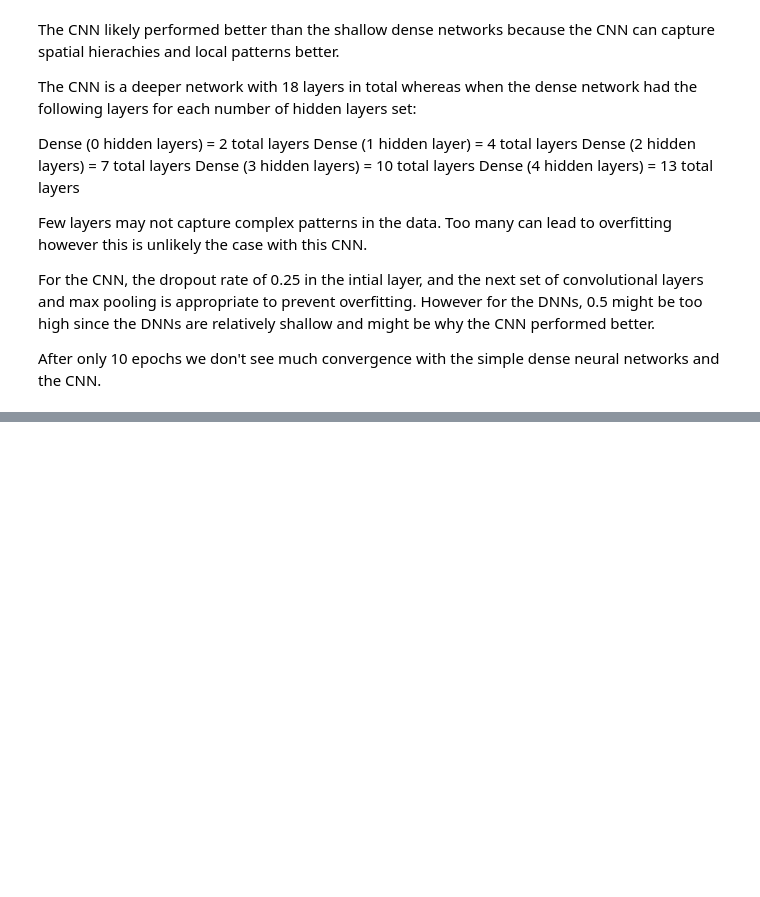
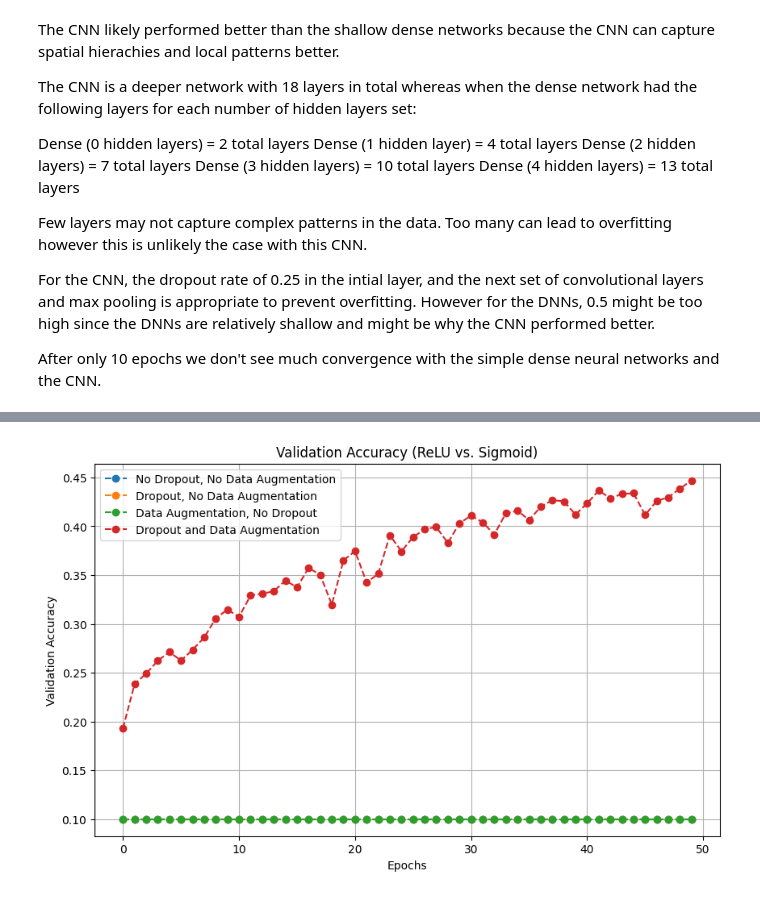
Before and after one commit to rosehemans/Understanding-and-Experimenting-with-Neural-Networks-on-CIFAR10-Data, a Jupyter notebook: Homework2.ipynb, the cells around one changed output, grey strips where cells are left out. Drawn from its saved outputs; the diff is of its cells as text; code cells hidden in the pictures; blank space fills up the shorter version.

```diff
--- a/Homework2.ipynb
+++ b/Homework2.ipynb
@@ -247,0 +355,24 @@ After only 10 epochs we don't see much convergence with the simple dense neural
+# %%
+# Generate model
+model = Sequential()
+model.add(Conv2D(32, (3, 3), padding='same',
+    input_shape=x_train.shape[1:]))
+model.add(Activation('relu'))
+model.add(Conv2D(32, (3, 3)))
+model.add(Activation('relu'))
+model.add(MaxPooling2D(pool_size=(2, 2)))
+model.add(Dropout(0.25))
+
+model.add(Conv2D(64, (3, 3), padding='same'))
+model.add(Activation('relu'))
+model.add(Conv2D(64, (3, 3)))
+model.add(Activation('relu'))
+model.add(MaxPooling2D(pool_size=(2, 2)))
+model.add(Dropout(0.25))
+
+model.add(Flatten())
+model.add(Dense(512))
+model.add(Activation('relu'))
+model.add(Dropout(0.5))
+model.add(Dense(num_classes))
+model.add(Activation('softmax'))
@@ -247,0 +706,18 @@ After only 10 epochs we don't see much convergence with the simple dense neural
+# %%
+# Plotting the training accuracy comparison between dropout and data augmentation
+plt.figure(figsize=(10, 6))
+plt.xlabel('Epochs')
+plt.ylabel('Validation Accuracy')
+plt.title('Validation Accuracy (ReLU vs. Sigmoid)')
+
+plt.plot(no_do_no_da_fit.history['val_accuracy'], label='No Dropout, No Data Augmentation', linestyle='dashed', marker='o')
+plt.plot(dropout_only_fit.history['val_accuracy'], label='Dropout, No Data Augmentation', linestyle='dashed', marker='o')
+plt.plot(dataug_model_fit.history['val_accuracy'], label='Data Augmentation, No Dropout', linestyle='dashed', marker='o')
+plt.plot(model_fit.history['val_accuracy'], label='Dropout and Data Augmentation', linestyle='dashed', marker='o')
+
+
+plt.legend()
+plt.grid()
+plt.show()
+# %% [output]
+[figure, added]
```
Also changed, not shown: parts of 23 cells of this notebook.
